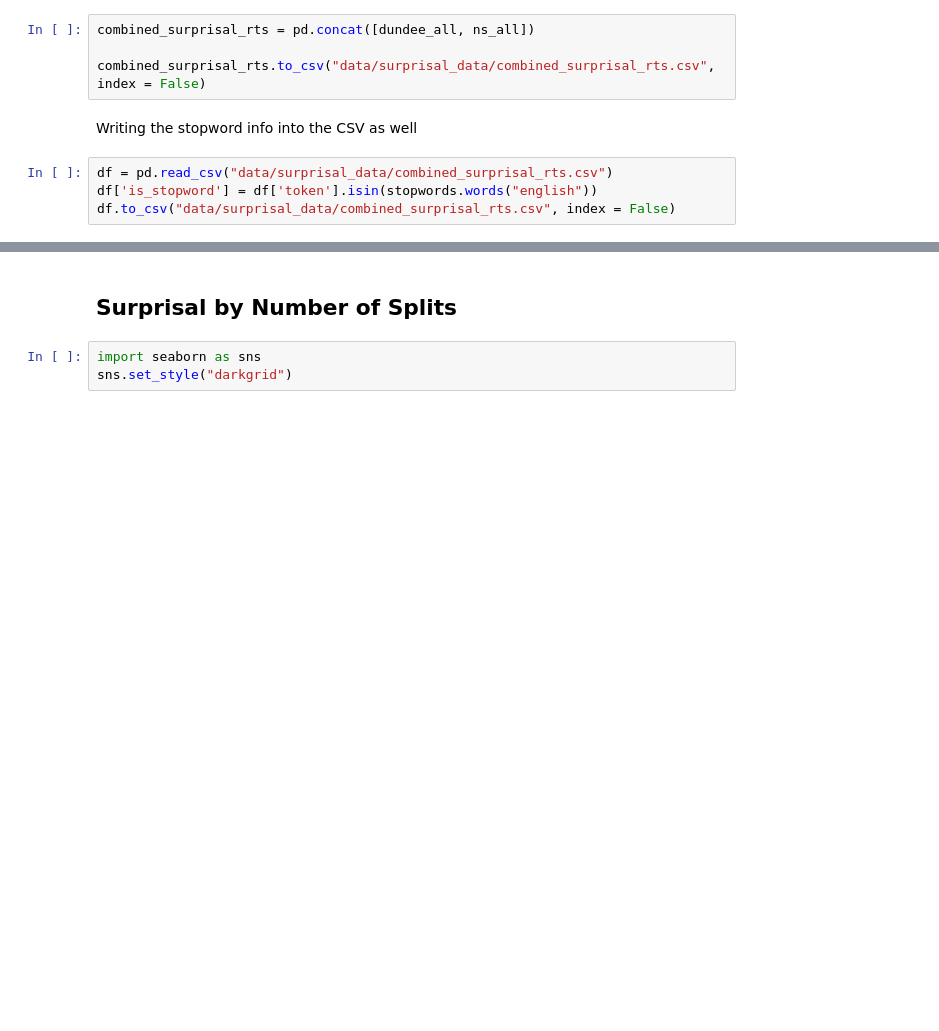
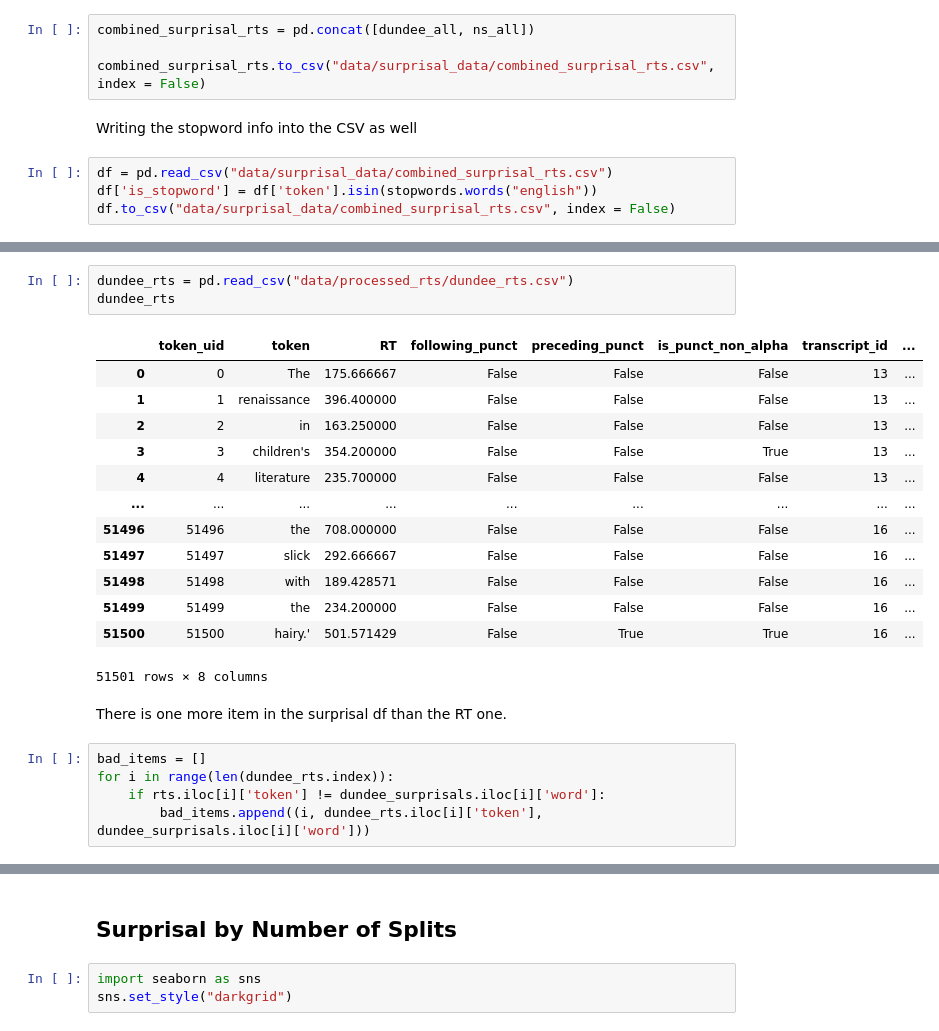
Before and after one commit to sathvikn/dl-psych-tokenization, a Jupyter notebook: cleaning_exploration.ipynb, the cells around one changed output, grey strips where cells are left out. Cells and saved outputs as stored; diff of their text form; blank space fills up the shorter version.

Commit message:
combine corrected surprisals with RTs

```diff
--- a/cleaning_exploration.ipynb
+++ b/cleaning_exploration.ipynb
@@ -169,0 +189,24 @@ df.to_csv("data/surprisal_data/combined_surprisal_rts.csv", index = False)
+# %%
+dundee_rts = pd.read_csv("data/processed_rts/dundee_rts.csv")
+dundee_rts
+# %% [output]
+|  | token_uid | token | RT | following_punct | preceding_punct | is_punct_non_alpha | transcript_id | ... |
+| 0 | 0 | The | 175.666667 | False | False | False | 13 | ... |
+| 1 | 1 | renaissance | 396.400000 | False | False | False | 13 | ... |
+| 2 | 2 | in | 163.250000 | False | False | False | 13 | ... |
+| 3 | 3 | children's | 354.200000 | False | False | True | 13 | ... |
+| 4 | 4 | literature | 235.700000 | False | False | False | 13 | ... |
+| ... | ... | ... | ... | ... | ... | ... | ... | ... |
+| 51496 | 51496 | the | 708.000000 | False | False | False | 16 | ... |
+| 51497 | 51497 | slick | 292.666667 | False | False | False | 16 | ... |
+| 51498 | 51498 | with | 189.428571 | False | False | False | 16 | ... |
+| 51499 | 51499 | the | 234.200000 | False | False | False | 16 | ... |
+| 51500 | 51500 | hairy.' | 501.571429 | False | True | True | 16 | ... |
+51501 rows × 8 columns
+# %% [markdown]
+There is one more item in the surprisal df than the RT one.
+# %%
+bad_items = []
+for i in range(len(dundee_rts.index)):
+    if rts.iloc[i]['token'] != dundee_surprisals.iloc[i]['word']:
+        bad_items.append((i, dundee_rts.iloc[i]['token'], dundee_surprisals.iloc[i]['word']))
```
Also changed, not shown: parts of 9 cells of this notebook.
